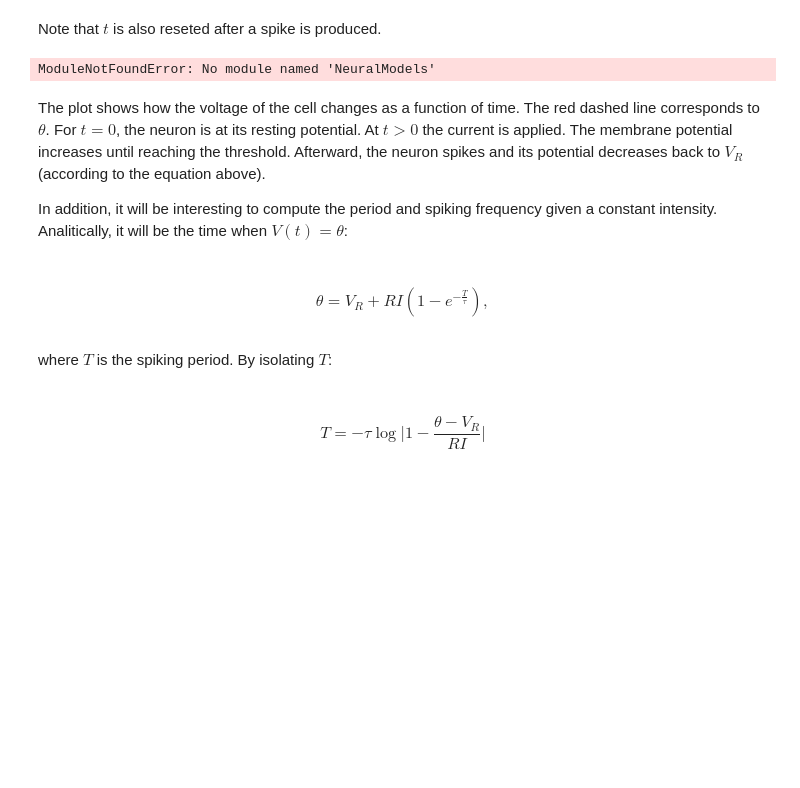
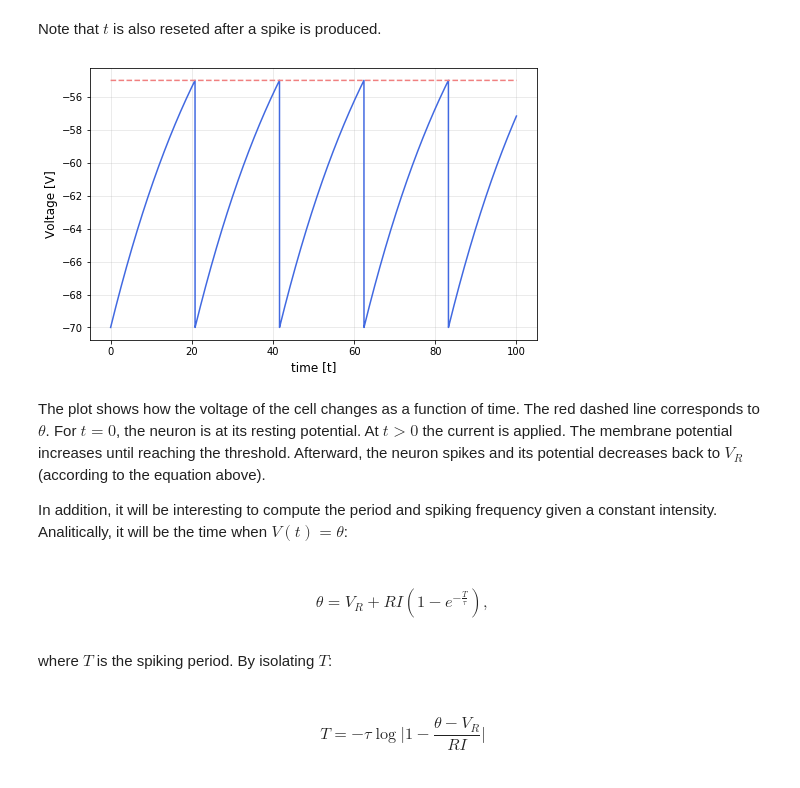
Before and after one commit to sgalella/BiologicalNeuralModels, a Jupyter notebook: notebooks/Integrate&FireModel.ipynb, the cells around one changed output. Drawn from its saved outputs; the diff is of its cells as text; code cells hidden in the pictures; blank space fills up the shorter version.

Commit message:
Correct notebook
Change image and import

```diff
--- a/notebooks/Integrate&FireModel.ipynb
+++ b/notebooks/Integrate&FireModel.ipynb
@@ -69,31 +69,35 @@ $$
 # %% [markdown]
 Note that $t$ is also reseted after a spike is produced.
 # %%
-# Import the module with the leaky integrate-and-fire model
-from NeuralModels import LeakyIntegrateAndFire
+# Add temporary path to code
+import sys
+sys.path.append("../neural_models")
+
+# Import the module with the LeakyIntegrateAndFire model
+from leaky_integrate_and_fire import LeakyIntegrateAndFire
 
 # Set the parameters and create the model
 params = {
     "VR": -70,
     "R": 100,
     "C": 0.3,
     "I": 0.3,
     "theta": -55,
     "dt": 0.01,
     "t": 100
 }
 model = LeakyIntegrateAndFire(**params)
 
 # This is equivalent to:
 # model = LeakyIntegrateAndFire(VR=-70, I=0.2, R=100, C=0.1, dt=0.01, t=100, threshodl=-55)
 
 # Run the model
 model.run()
 
 # Plot the results
 model.plot()
 # %% [output]
-ModuleNotFoundError: No module named 'NeuralModels'
+[figure, added]
 # %% [markdown]
 The plot shows how the voltage of the cell changes as a function of time. The red dashed line corresponds to $\theta$. For $t = 0$, the neuron is at its resting potential. At $t>0$ the current is applied. The membrane potential increases until reaching the threshold. Afterward, the neuron spikes and its potential decreases back to $V_R$ (according to the equation above).
 
```
Also changed, not shown: parts of 2 cells of this notebook, 1 other file.
